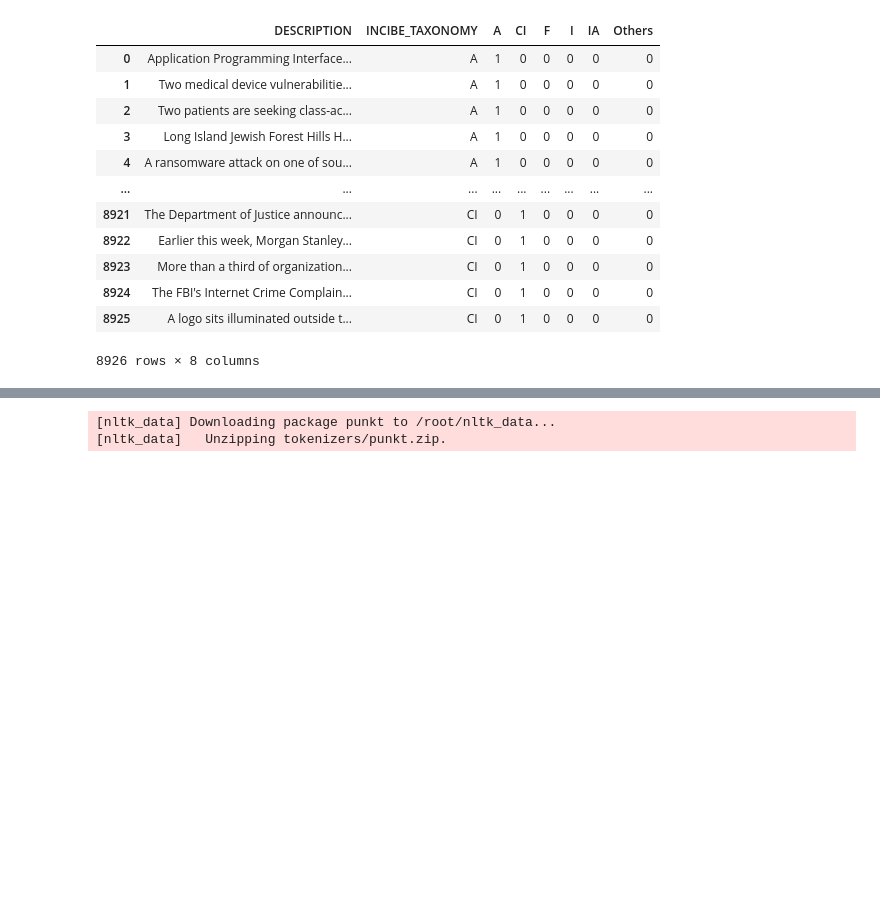
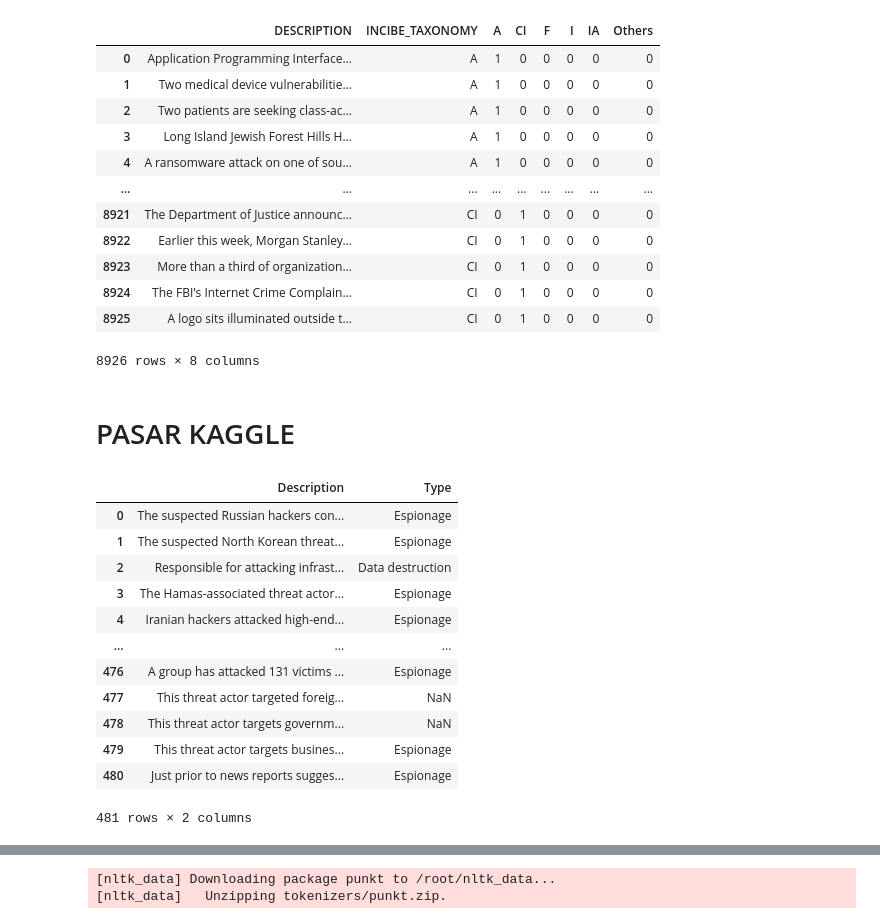
Before and after one commit to agarcf15/PRACTICAS, a Jupyter notebook: DATASET.ipynb, the cells around one changed output, grey strips where cells are left out. Drawn from its saved outputs; the diff is of its cells as text; code cells hidden in the pictures; blank space fills up the shorter version.

```diff
--- a/DATASET.ipynb
+++ b/DATASET.ipynb
@@ -337,3 +216,5 @@ df
 8926 rows × 8 columns
 # %%
 df.to_csv('data_tag.csv', index=False)
+# %% [markdown]
+# PASAR KAGGLE
@@ -339,0 +224,16 @@ df.to_csv('data_tag.csv', index=False)
+# %%
+csv
+# %% [output]
+|  | Description | Type |
+| 0 | The suspected Russian hackers con... | Espionage |
+| 1 | The suspected North Korean threat... | Espionage |
+| 2 | Responsible for attacking infrast... | Data destruction |
+| 3 | The Hamas-associated threat actor... | Espionage |
+| 4 | Iranian hackers attacked high-end... | Espionage |
+| ... | ... | ... |
+| 476 | A group has attacked 131 victims ... | Espionage |
+| 477 | This threat actor targeted foreig... | NaN |
+| 478 | This threat actor targets governm... | NaN |
+| 479 | This threat actor targets busines... | Espionage |
+| 480 | Just prior to news reports sugges... | Espionage |
+481 rows × 2 columns
```
Also changed, not shown: parts of 39 cells of this notebook, 1 other file.
